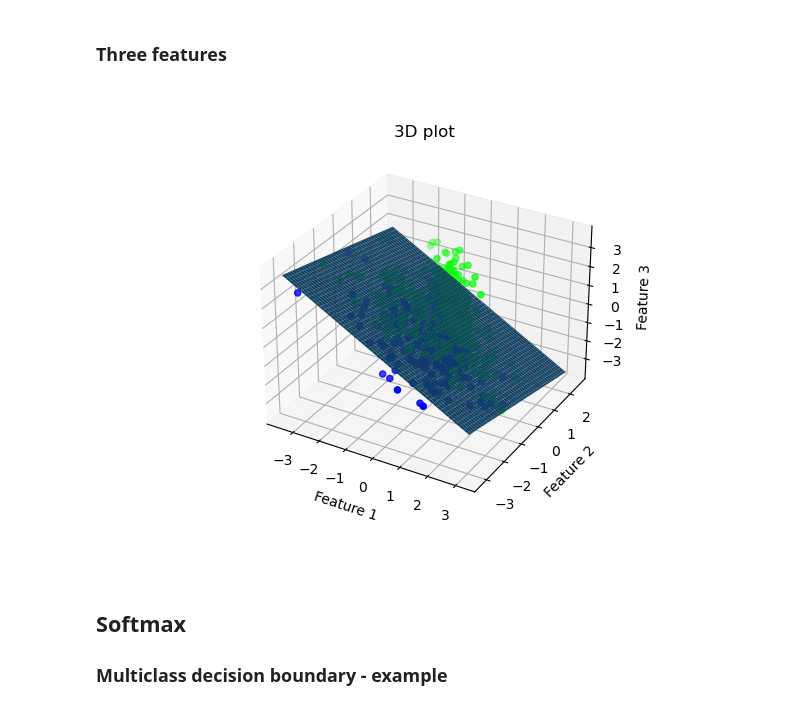
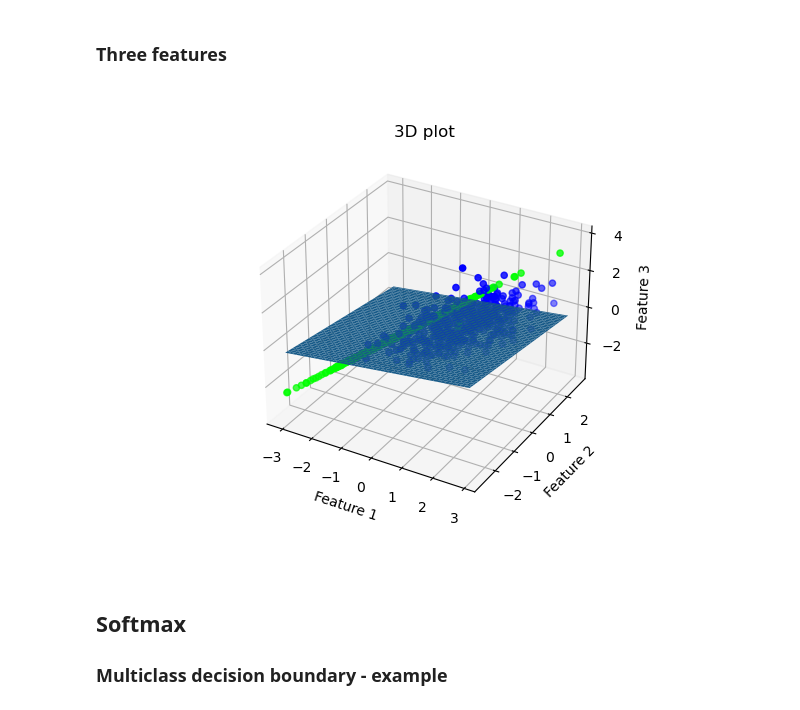
Before and after one commit to ArkadiuszSlowik/ml-models, a Jupyter notebook: model_understanding.ipynb, the cells around one changed output. Drawn from its saved outputs; the diff is of its cells as text; code cells hidden in the pictures.

```diff
--- a/model_understanding.ipynb
+++ b/model_understanding.ipynb
@@ -410,7 +407,7 @@ decision_boundary(X_std, y_train, X_std, y_proba, fitted_model=lr)
 # %%
 %%capture --no-display
 
-X, y = datasets.make_classification(n_samples=1000, n_features=3, n_informative=3, n_redundant=0, n_clusters_per_class=1)
+X, y = datasets.make_classification(n_samples=1000, n_features=3, n_informative=2, n_redundant=1, n_clusters_per_class=1)
 
 X_train, X_test, y_train, y_test = train_test_split(
     X, y, test_size=0.2, random_state=42)
@@ -427,16 +424,14 @@ X_val_std = std_pipeline.transform(X_val_std)
 # %%
 %%capture --no-display
 
 %matplotlib widget
 # Interactions with plot may not work with jupyter lab. Please use jupyter notebook instead.
 
 lr = logistic_regression_BGD()
 lr.fit(X_std,y_train, 4000, theta=np.array([10, 20, 30, 40]))
-y_proba = lr.predict_proba(X_std)
-print(lr.theta[0])
-decision_boundary(X_std, y_train, X_std, y_proba, theta=lr.theta)
+decision_boundary(X_std, y_train, fitted_model=lr)
 # %% [output]
-[figure, old version]
+[figure, new version]
 # %% [markdown]
 <h2> Softmax</h2>
 
```
Also changed, not shown: parts of 2 cells of this notebook, 1 other file.
